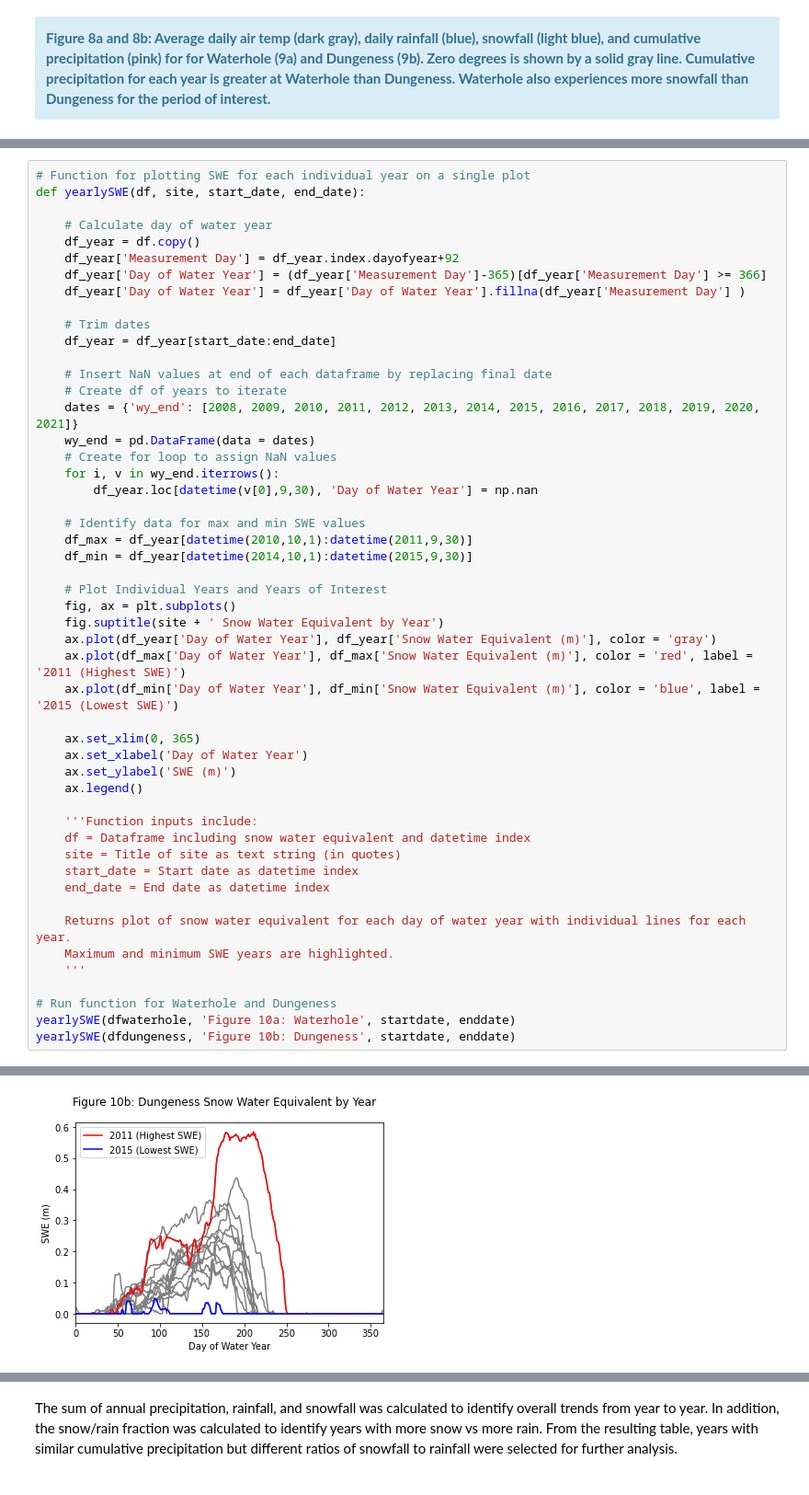
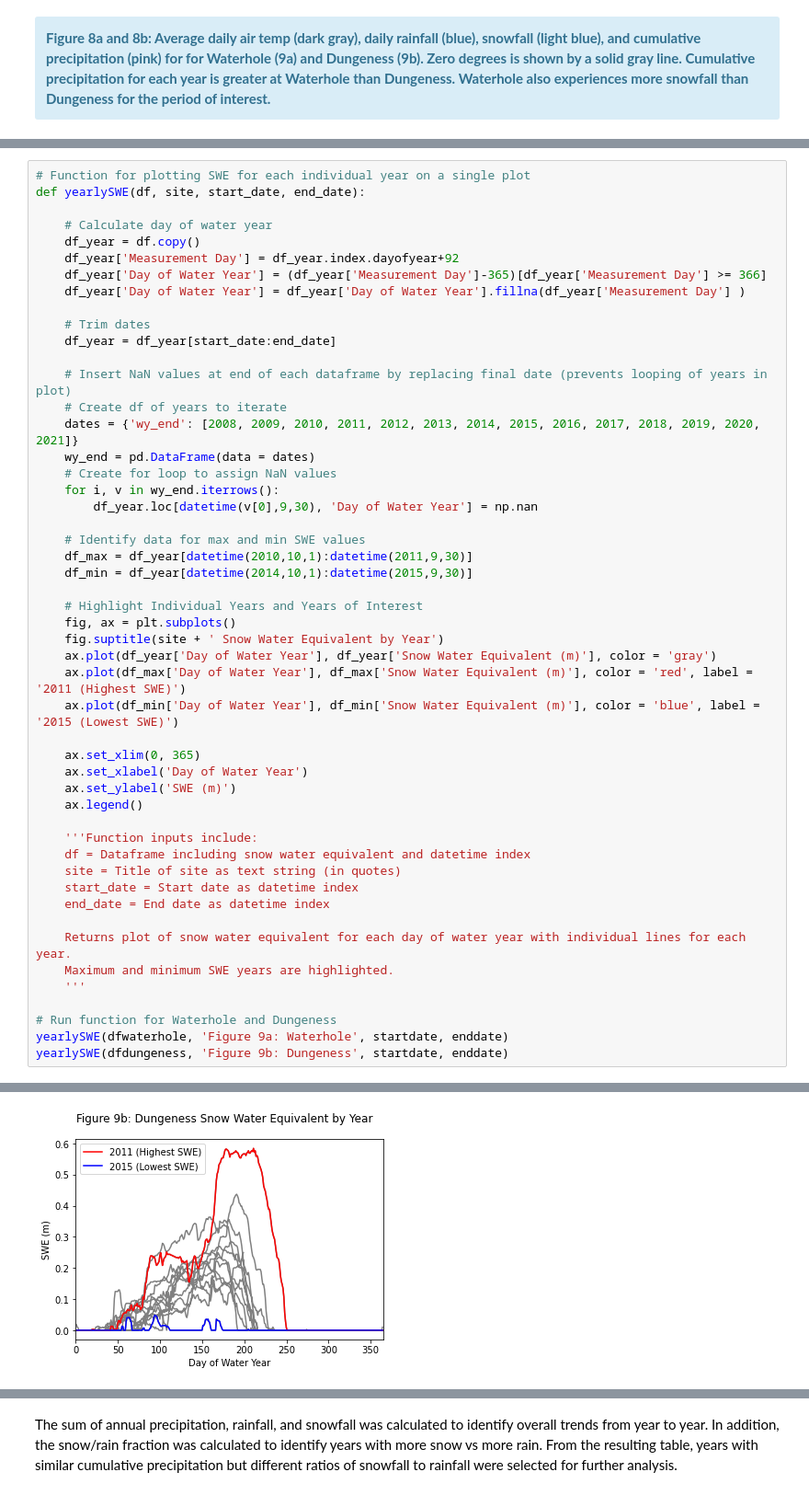
Before and after one commit to postitnote6/ESCI_895_Final_Project, a Jupyter notebook: Final_Project_MPV.ipynb, the cells around one changed output, grey strips where cells are left out. Shown at 92% size. Drawn from its saved outputs; the diff is of its cells as text.

```diff
--- a/Final_Project_MPV.ipynb
+++ b/Final_Project_MPV.ipynb
@@ -583,7 +477,7 @@ def yearlySWE(df, site, start_date, end_date):
     # Trim dates
     df_year = df_year[start_date:end_date]
 
-    # Insert NaN values at end of each dataframe by replacing final date
+    # Insert NaN values at end of each dataframe by replacing final date (prevents looping of years in plot)
     # Create df of years to iterate
     dates = {'wy_end': [2008, 2009, 2010, 2011, 2012, 2013, 2014, 2015, 2016, 2017, 2018, 2019, 2020, 2021]}
     wy_end = pd.DataFrame(data = dates)
@@ -595,7 +489,7 @@ def yearlySWE(df, site, start_date, end_date):
     df_max = df_year[datetime(2010,10,1):datetime(2011,9,30)]
     df_min = df_year[datetime(2014,10,1):datetime(2015,9,30)]
 
-    # Plot Individual Years and Years of Interest
+    # Highlight Individual Years and Years of Interest
     fig, ax = plt.subplots()
     fig.suptitle(site + ' Snow Water Equivalent by Year')
     ax.plot(df_year['Day of Water Year'], df_year['Snow Water Equivalent (m)'], color = 'gray')
@@ -618,6 +512,6 @@ def yearlySWE(df, site, start_date, end_date):
     '''
 
 # Run function for Waterhole and Dungeness
-yearlySWE(dfwaterhole, 'Figure 10a: Waterhole', startdate, enddate)
-yearlySWE(dfdungeness, 'Figure 10b: Dungeness', startdate, enddate)
+yearlySWE(dfwaterhole, 'Figure 9a: Waterhole', startdate, enddate)
+yearlySWE(dfdungeness, 'Figure 9b: Dungeness', startdate, enddate)
 # %% [output]
@@ -625,2 +519,2 @@ yearlySWE(dfdungeness, 'Figure 10b: Dungeness', startdate, enddate)
-[figure, old version]
+[figure, new version]
 # %% [markdown]
```
Also changed, not shown: parts of 86 cells of this notebook.
